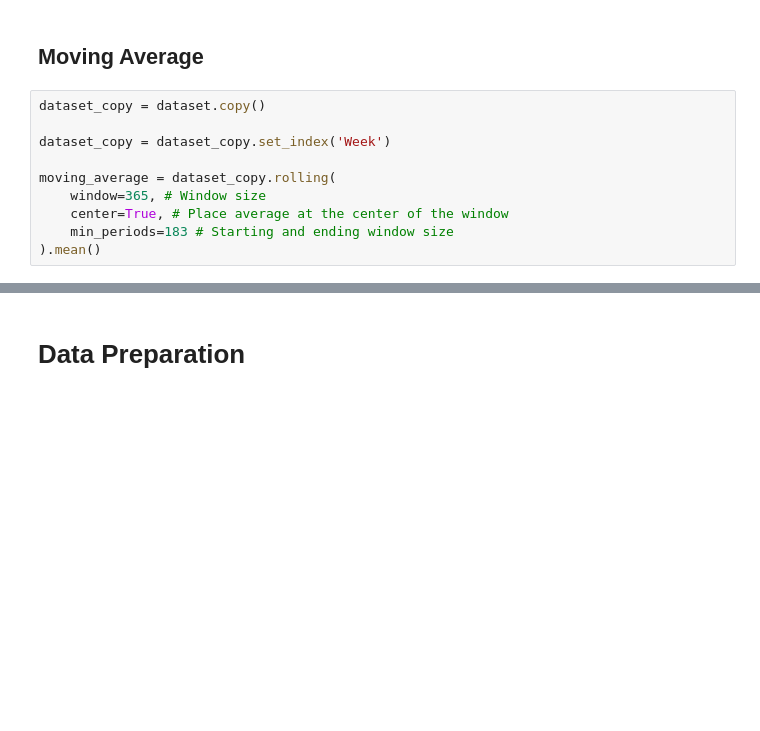
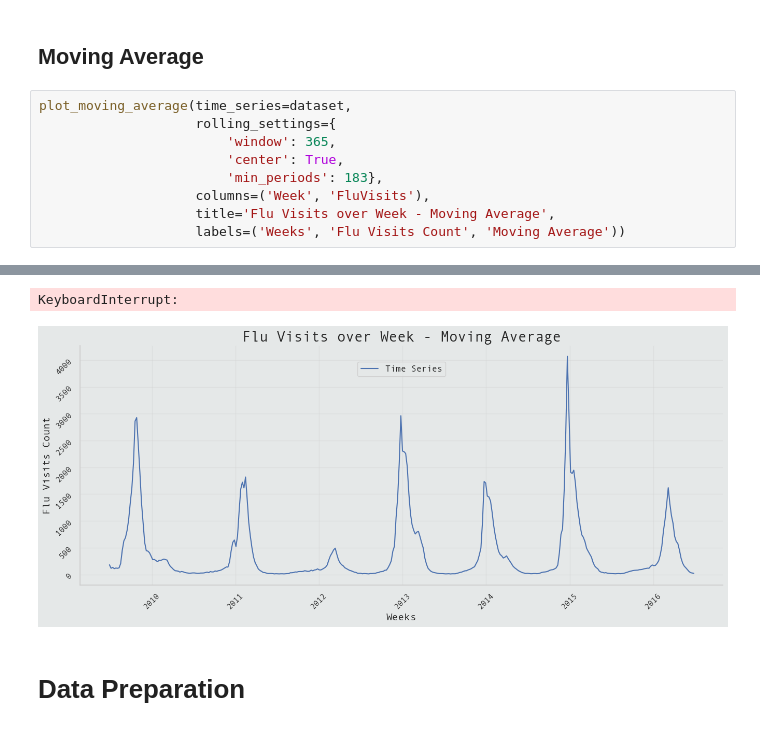
Before and after one commit to Volscente/TimeWarpForecast, a Jupyter notebook: notebooks/flu_trends/exploratory_data_analysis.ipynb, the cells around one changed output, grey strips where cells are left out. Drawn from its saved outputs; the diff is of its cells as text; blank space fills up the shorter version.

Commit message:
Refactor plot_moving_average

```diff
--- a/notebooks/flu_trends/exploratory_data_analysis.ipynb
+++ b/notebooks/flu_trends/exploratory_data_analysis.ipynb
@@ -86,12 +87,12 @@ ax = plot_time_series(dataset,
 # %% [markdown]
 ## Moving Average
 # %%
-dataset_copy = dataset.copy()
-
-dataset_copy = dataset_copy.set_index('Week')
-
-moving_average = dataset_copy.rolling(
-    window=365, # Window size
-    center=True, # Place average at the center of the window
-    min_periods=183 # Starting and ending window size
-).mean()
+plot_moving_average(time_series=dataset,
+                    rolling_settings={
+                        'window': 365,
+                        'center': True,
+                        'min_periods': 183},
+                    columns=('Week', 'FluVisits'),
+                    title='Flu Visits over Week - Moving Average',
+                    labels=('Weeks', 'Flu Visits Count', 'Moving Average'))
+# %% [output]
@@ -98,3 +108,5 @@ moving_average = dataset_copy.rolling(
+KeyboardInterrupt:
+[figure, added]
 # %% [markdown]
 # Data Preparation
 # %% [markdown]
```
Also changed, not shown: parts of 7 cells of this notebook, 1 other file.
